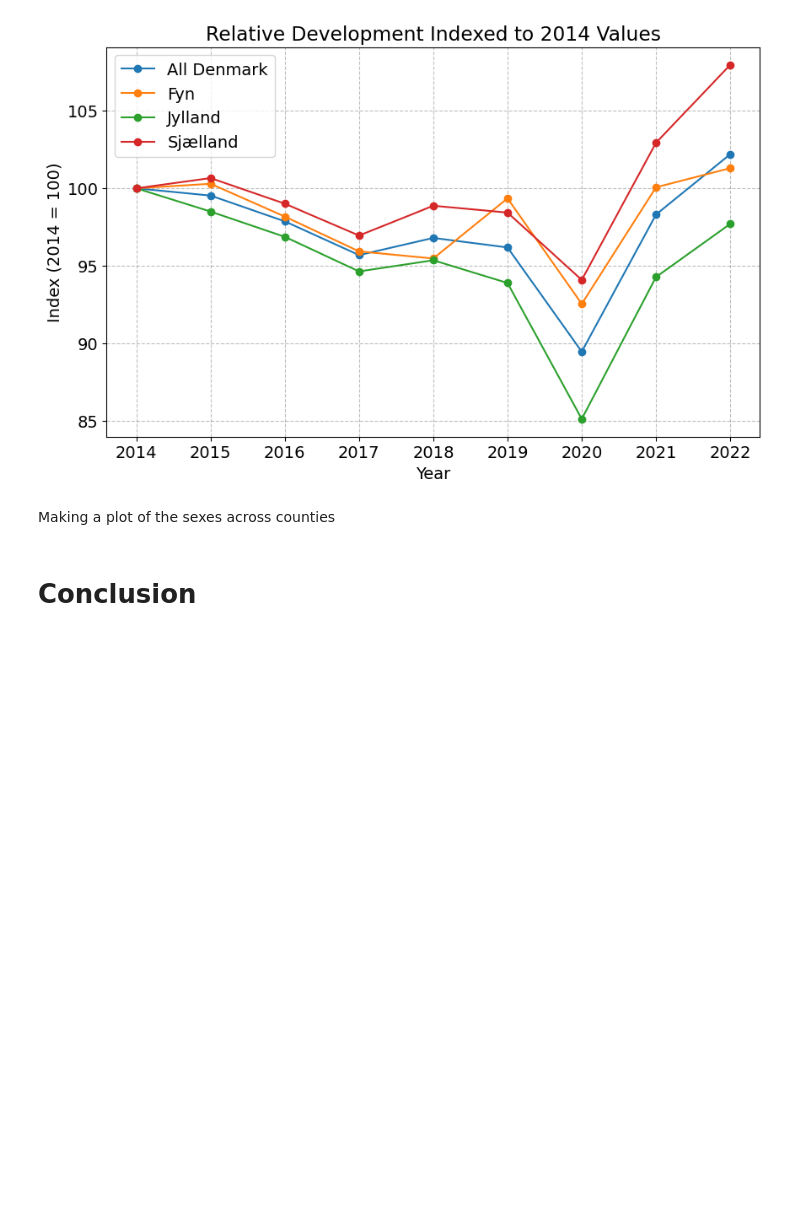
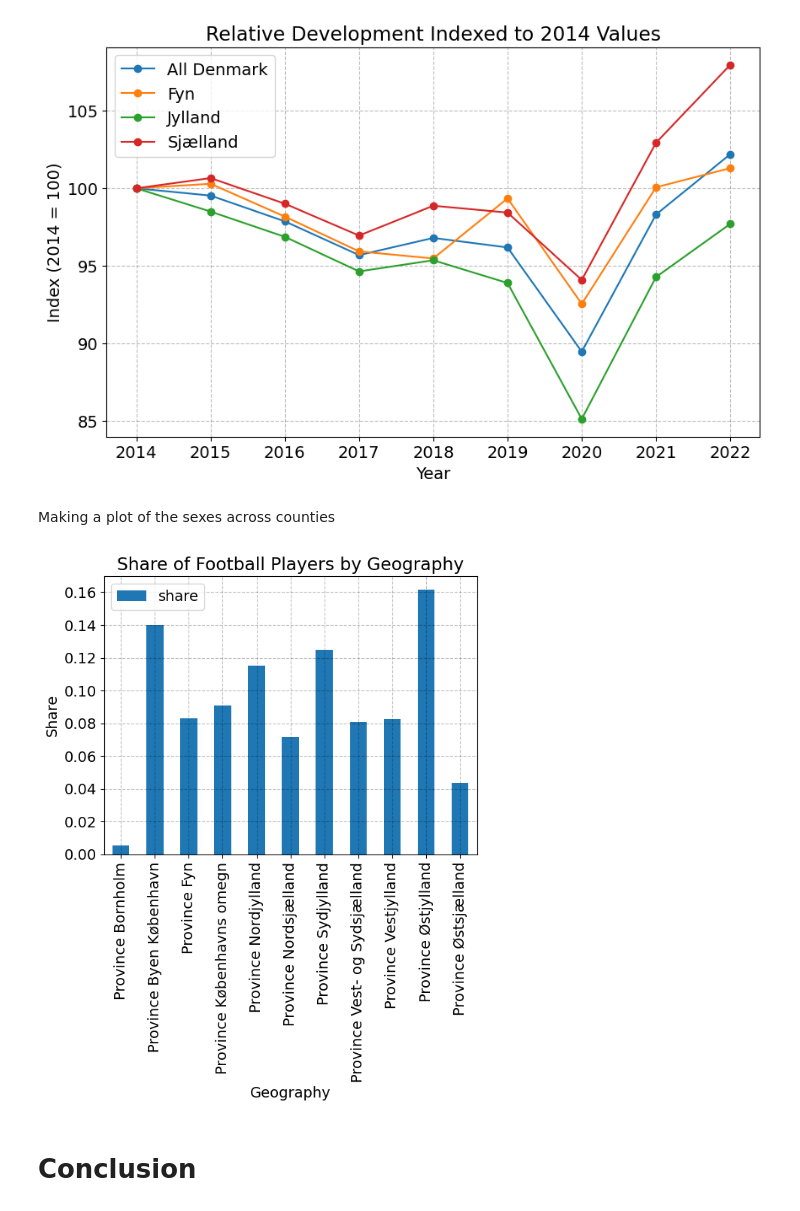
Before and after one commit to NumEconCopenhagen/projects-2024-econtechvets, a Jupyter notebook: dataproject/dataproject.ipynb, the cells around one changed output. Cells and saved outputs as stored; diff of their text form; code cells hidden in the pictures; blank space fills up the shorter version.

```diff
--- a/dataproject/dataproject.ipynb
+++ b/dataproject/dataproject.ipynb
@@ -313,6 +314,22 @@ plt.show()
 [figure]
 # %% [markdown]
 Making a plot of the sexes across counties
+# %%
+from dataproject import calculate_geographic_shares
+
+# Assuming df is your DataFrame with football player data
+geographic_shares = calculate_geographic_shares(idrakt)
+
+import matplotlib.pyplot as plt
+
+# Creating a bar plot
+geographic_shares.plot(kind='bar', x='county', y='share')
+plt.title('Share of Football Players by Geography')
+plt.xlabel('Geography')
+plt.ylabel('Share')
+plt.show()
+# %% [output]
+[figure, added]
 # %% [markdown]
 # Conclusion
 # %% [markdown]
```
Also changed, not shown: parts of 1 cell of this notebook, 1 other file.
